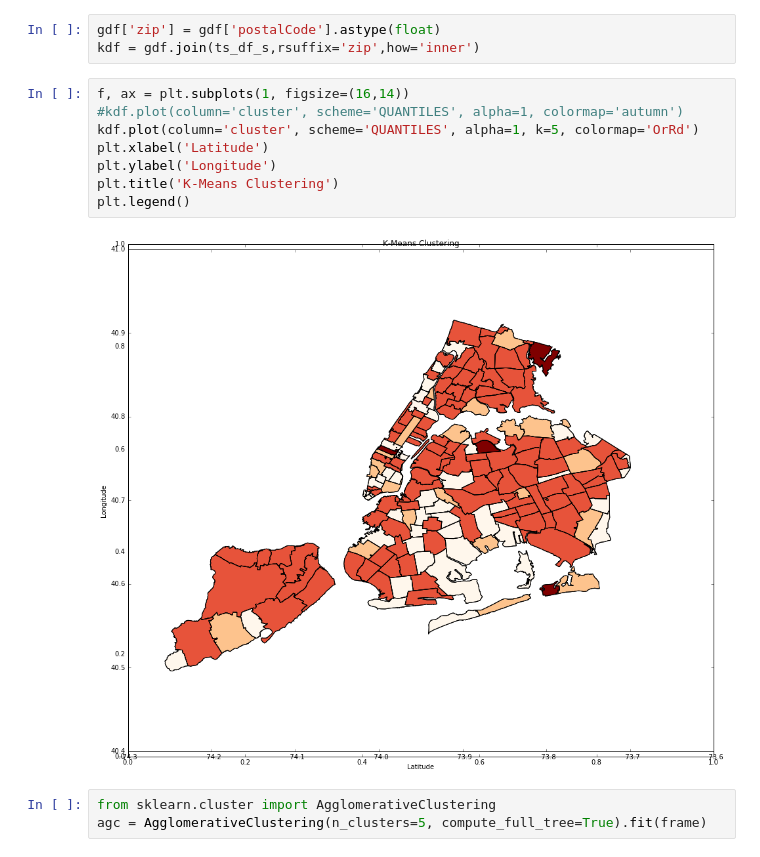
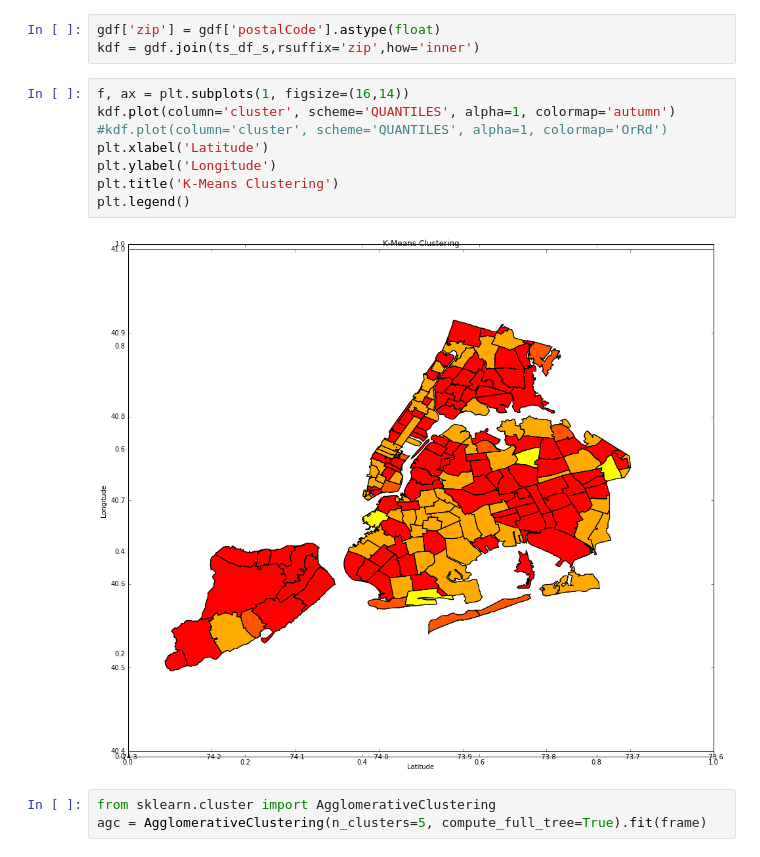
Before and after one commit to Sachinve/PUI2015_sverma, a Jupyter notebook: HW10/sv1379_PUI_Final_HW.ipynb, the cells around one changed output. Drawn from its saved outputs; the diff is of its cells as text.

```diff
--- a/HW10/sv1379_PUI_Final_HW.ipynb
+++ b/HW10/sv1379_PUI_Final_HW.ipynb
@@ -223,14 +223,14 @@ gdf['zip'] = gdf['postalCode'].astype(float)
 kdf = gdf.join(ts_df_s,rsuffix='zip',how='inner')
 # %%
 f, ax = plt.subplots(1, figsize=(16,14))
-#kdf.plot(column='cluster', scheme='QUANTILES', alpha=1, colormap='autumn')
-kdf.plot(column='cluster', scheme='QUANTILES', alpha=1, k=5, colormap='OrRd')
+kdf.plot(column='cluster', scheme='QUANTILES', alpha=1, colormap='autumn')
+#kdf.plot(column='cluster', scheme='QUANTILES', alpha=1, colormap='OrRd')
 plt.xlabel('Latitude')
 plt.ylabel('Longitude')
 plt.title('K-Means Clustering')
 plt.legend()
 # %% [output]
-[figure, old version]
+[figure, new version]
 # %%
 from sklearn.cluster import AgglomerativeClustering
 agc = AgglomerativeClustering(n_clusters=5, compute_full_tree=True).fit(frame)
```
Also changed, not shown: parts of 4 cells of this notebook.
